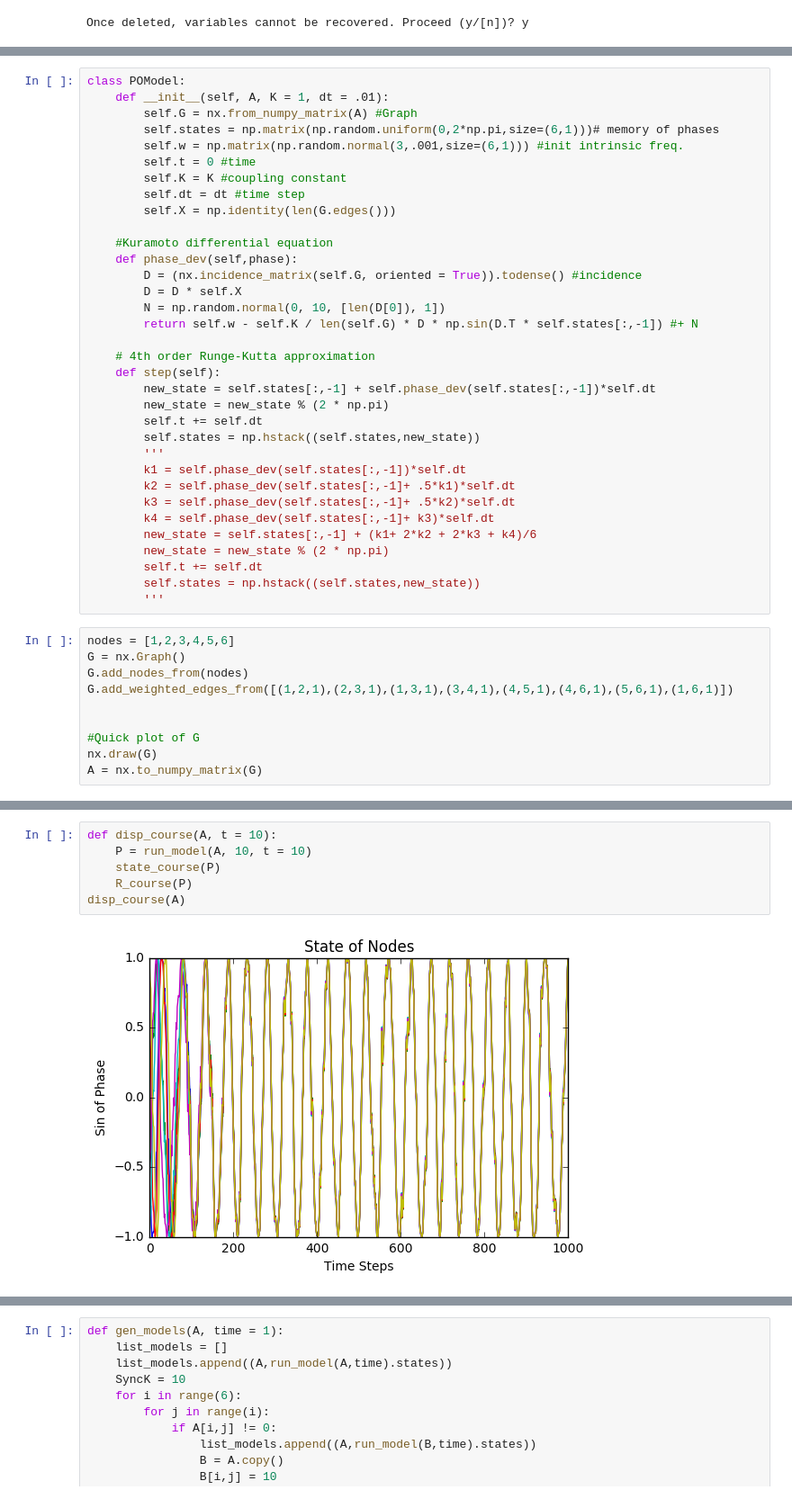
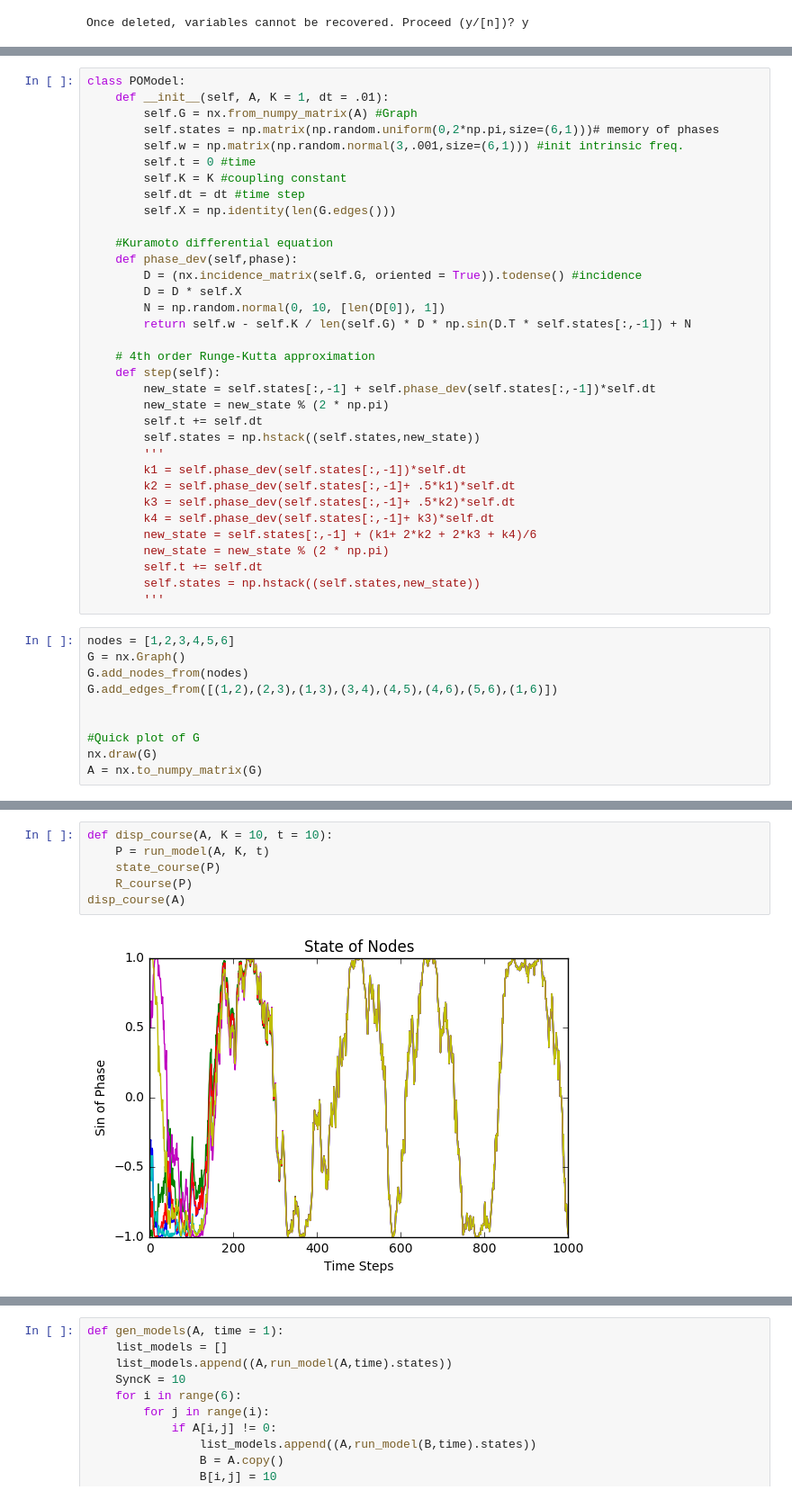
Before and after one commit to virati/KuramotoDBS, a Jupyter notebook: COSYNE Phase Oscillator.ipynb, the cells around one changed output, grey strips where cells are left out. Shown at 90% size. Drawn from its saved outputs; the diff is of its cells as text.

```diff
--- a/COSYNE Phase Oscillator.ipynb
+++ b/COSYNE Phase Oscillator.ipynb
@@ -40,7 +67,7 @@ class POModel:
         D = (nx.incidence_matrix(self.G, oriented = True)).todense() #incidence
         D = D * self.X
         N = np.random.normal(0, 10, [len(D[0]), 1])
-        return self.w - self.K / len(self.G) * D * np.sin(D.T * self.states[:,-1]) #+ N
+        return self.w - self.K / len(self.G) * D * np.sin(D.T * self.states[:,-1]) + N
 
     # 4th order Runge-Kutta approximation
     def step(self):
@@ -62,7 +89,7 @@ class POModel:
 nodes = [1,2,3,4,5,6]
 G = nx.Graph()
 G.add_nodes_from(nodes)
-G.add_weighted_edges_from([(1,2,1),(2,3,1),(1,3,1),(3,4,1),(4,5,1),(4,6,1),(5,6,1),(1,6,1)])
+G.add_edges_from([(1,2),(2,3),(1,3),(3,4),(4,5),(4,6),(5,6),(1,6)])
 
 
 #Quick plot of G
@@ -108,8 +133,8 @@ R_course(run_model(A))
 # %%
-def disp_course(A, t = 10):
-    P = run_model(A, 10, t = 10)
+def disp_course(A, K = 10, t = 10):
+    P = run_model(A, K, t)
     state_course(P)
     R_course(P)
 disp_course(A)
 # %% [output]
-[figure, old version]
+[figure, new version]
```
Also changed, not shown: parts of 10 cells of this notebook.
